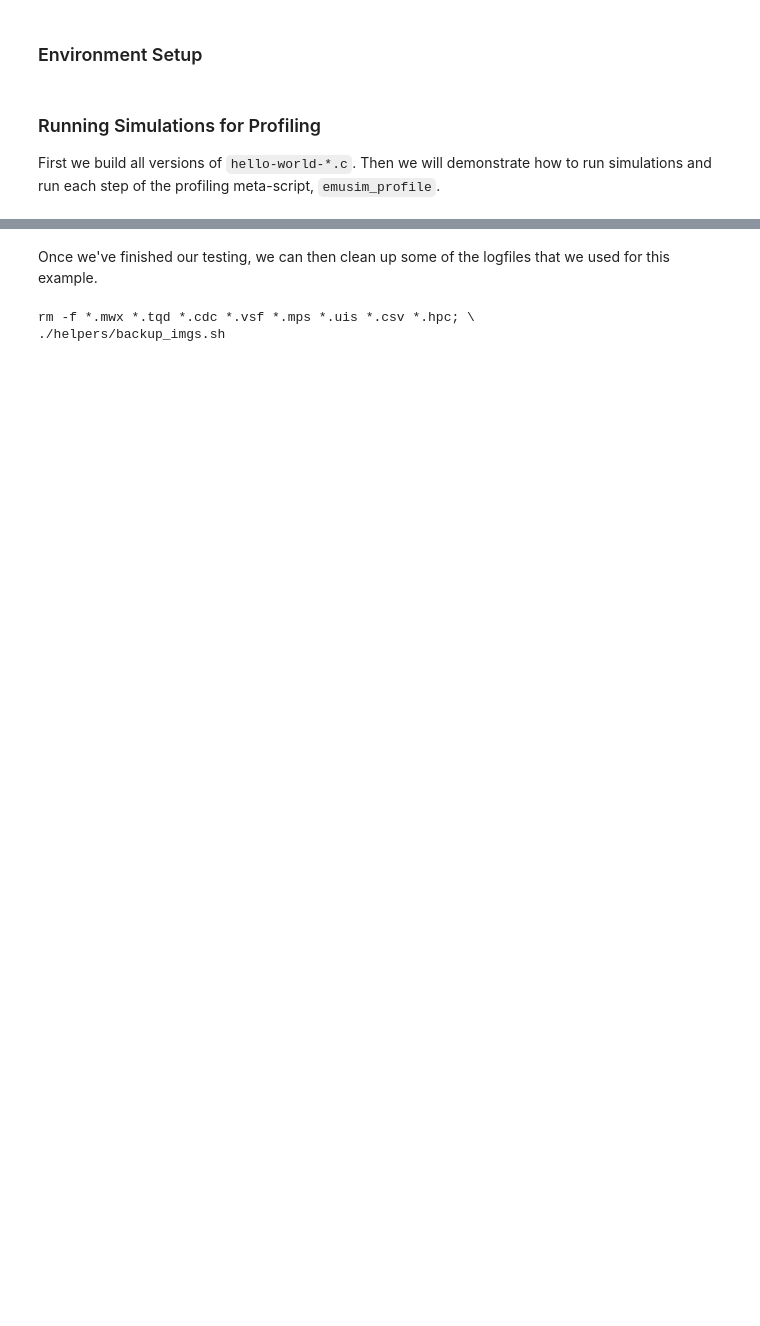
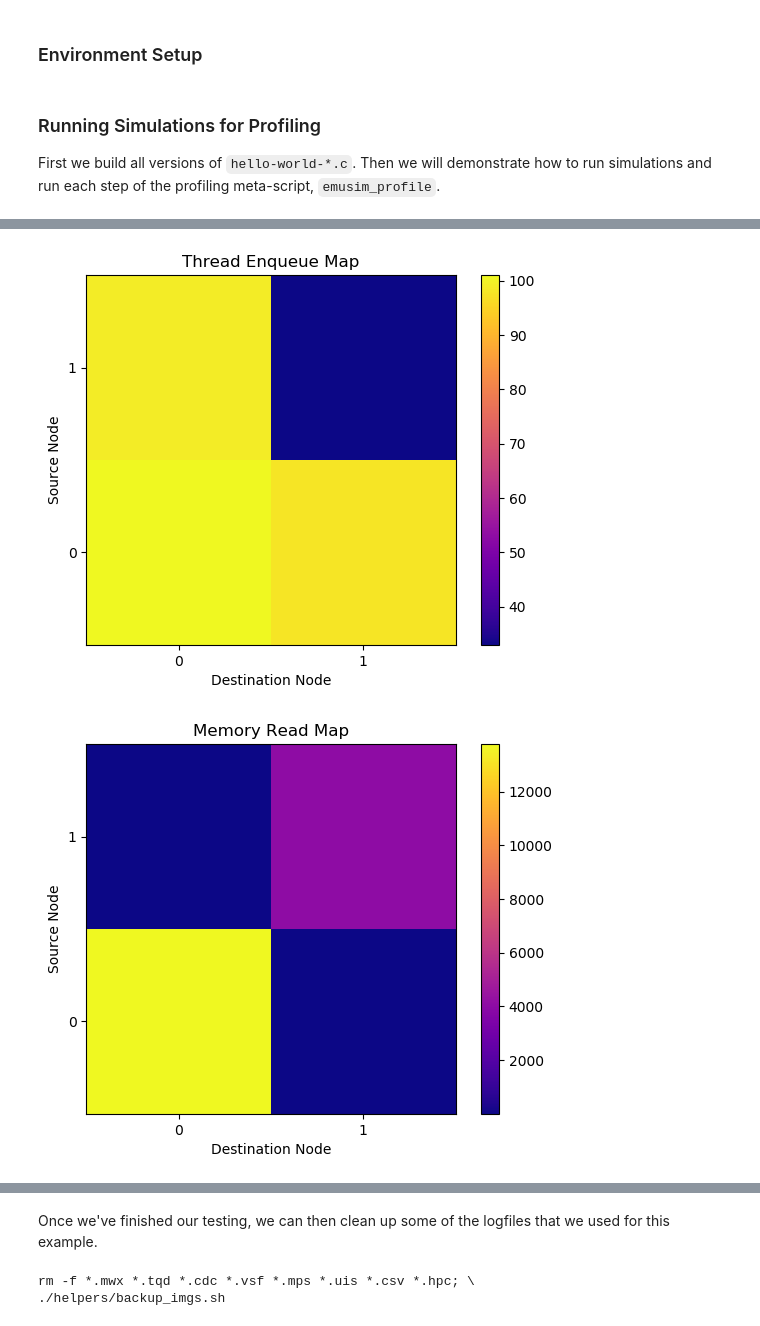
Before and after one commit to mnguyen4869/lucata-pathfinder-tutorial, a Jupyter notebook: code/07-lucata-benchmarking/NB07-Microbench-Tutorial.ipynb, the cells around one changed output, grey strips where cells are left out. Drawn from its saved outputs; the diff is of its cells as text; code cells hidden in the pictures; blank space fills up the shorter version.

```diff
--- a/code/07-lucata-benchmarking/NB07-Microbench-Tutorial.ipynb
+++ b/code/07-lucata-benchmarking/NB07-Microbench-Tutorial.ipynb
@@ -65,0 +204,10 @@ Note: The profiler uses the following simulator flags, so they should not be pas
+# %%
+display(Image(filename="global_stream_results/global_stream.Thread_Enqueue_Map.png"))
+display(Image(filename="global_stream_results/global_stream.Memory_Read_Map.png"))
+display(Image(filename="global_stream_results/global_stream.Memory_Write_Map.png"))
+display(Image(filename="global_stream_results/global_stream.Atomic_Transaction_Map.png"))
+display(Image(filename="global_stream_results/global_stream.Remote_Transaction_Map.png"))
+display(Image(filename="global_stream_results/global_stream_total_instructions.png"))
+# %% [output]
+[figure, added]
+[figure, added]
```
Also changed, not shown: parts of 37 cells of this notebook, 4 other files.
